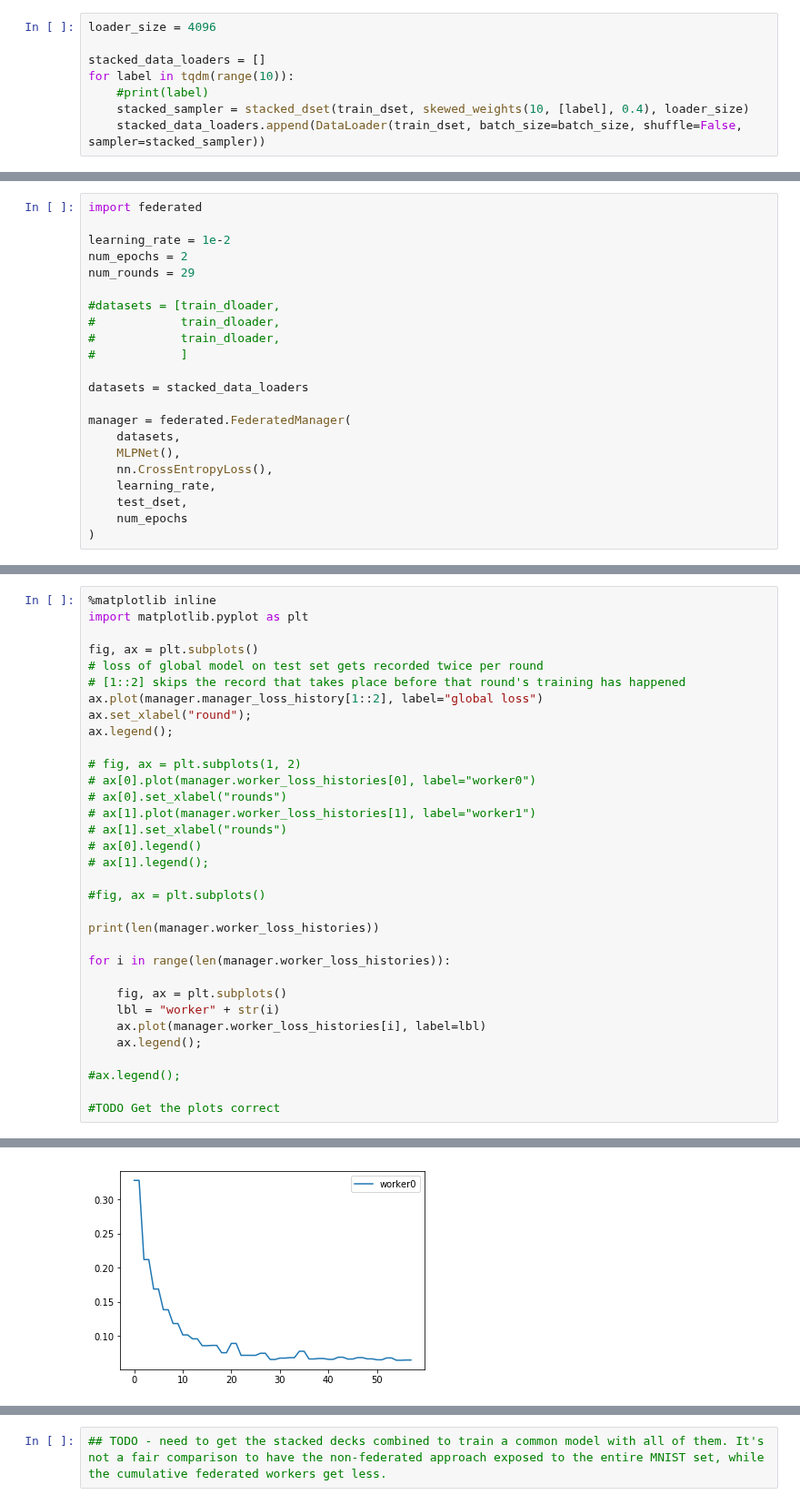
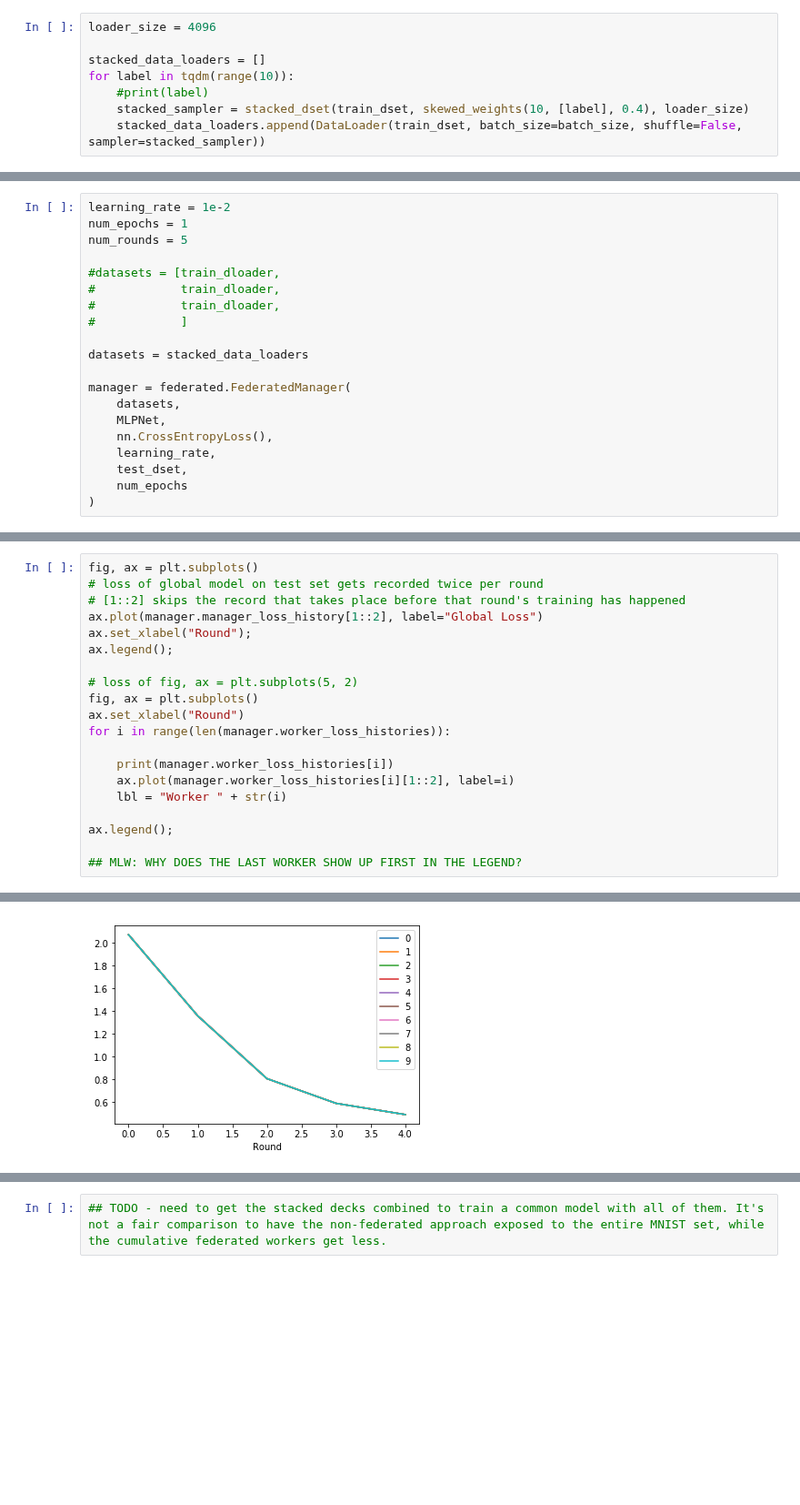
Before and after one commit to rmicallef/bfpytorch, a Jupyter notebook: MNIST-fed-cleanup.ipynb, the cells around one changed output, grey strips where cells are left out. Shown at 91% size. Drawn from its saved outputs; the diff is of its cells as text; blank space fills up the shorter version.

```diff
--- a/MNIST-fed-cleanup.ipynb
+++ b/MNIST-fed-cleanup.ipynb
@@ -100,9 +99,7 @@ for label in tqdm(range(10)):
 # %%
-import federated
-
 learning_rate = 1e-2
-num_epochs = 2
-num_rounds = 29
+num_epochs = 1
+num_rounds = 5
 
 #datasets = [train_dloader,
 #            train_dloader,
@@ -113,7 +110,7 @@ datasets = stacked_data_loaders
 
 manager = federated.FederatedManager(
     datasets,
-    MLPNet(),
+    MLPNet,
     nn.CrossEntropyLoss(),
     learning_rate,
     test_dset,
@@ -335,34 +216,21 @@ Beginning round 11
 # %%
-%matplotlib inline
-import matplotlib.pyplot as plt
-
 fig, ax = plt.subplots()
 # loss of global model on test set gets recorded twice per round
 # [1::2] skips the record that takes place before that round's training has happened
-ax.plot(manager.manager_loss_history[1::2], label="global loss")
-ax.set_xlabel("round");
+ax.plot(manager.manager_loss_history[1::2], label="Global Loss")
+ax.set_xlabel("Round");
 ax.legend();
 
-# fig, ax = plt.subplots(1, 2)
-# ax[0].plot(manager.worker_loss_histories[0], label="worker0")
-# ax[0].set_xlabel("rounds")
-# ax[1].plot(manager.worker_loss_histories[1], label="worker1")
-# ax[1].set_xlabel("rounds")
-# ax[0].legend()
-# ax[1].legend();
-
-#fig, ax = plt.subplots()
-
-print(len(manager.worker_loss_histories))
-
+# loss of fig, ax = plt.subplots(5, 2)
+fig, ax = plt.subplots()
+ax.set_xlabel("Round")
 for i in range(len(manager.worker_loss_histories)):
 
-    fig, ax = plt.subplots()
-    lbl = "worker" + str(i)
-    ax.plot(manager.worker_loss_histories[i], label=lbl)
-    ax.legend();
+    print(manager.worker_loss_histories[i])
+    ax.plot(manager.worker_loss_histories[i][1::2], label=i)
+    lbl = "Worker " + str(i)
 
-#ax.legend();
+ax.legend();
 
-#TODO Get the plots correct
+## MLW: WHY DOES THE LAST WORKER SHOW UP FIRST IN THE LEGEND?
 # %% [output]
@@ -371 +248 @@ for i in range(len(manager.worker_loss_histories)):
-[figure, old version]
+[figure, new version]
```
Also changed, not shown: parts of 5 cells of this notebook, 1 other file.
